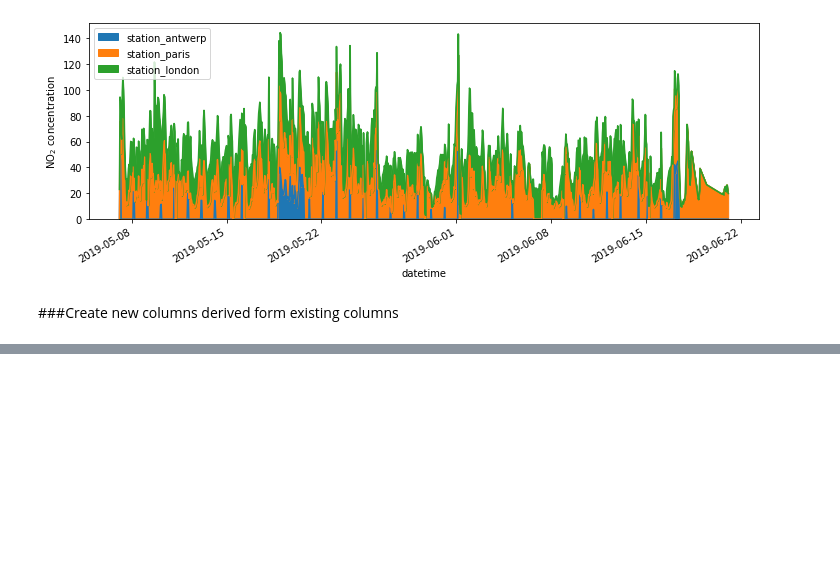
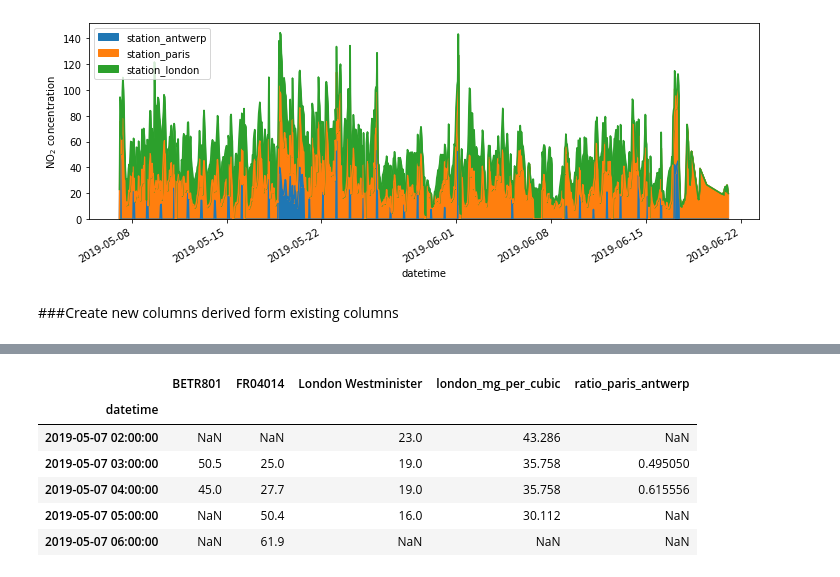
Before and after one commit to arifarman02/Learning_data_science, a Jupyter notebook: Pandas.ipynb, the cells around one changed output, grey strips where cells are left out. Saved outputs shown, nothing was run; the diff lists cells and outputs as text; code cells hidden in the pictures; blank space fills up the shorter version.

```diff
--- a/Pandas.ipynb
+++ b/Pandas.ipynb
@@ -324,0 +352,19 @@ fig.savefig("/content/drive/MyDrive/no2_concentrations.png")
+# %%
+#To rename data
+air_quality_renamed = air_quality.rename(
+    columns={
+        "station_antwerp": "BETR801",
+        "station_paris": "FR04014",
+        "station_london": "London Westminister",
+    }
+)
+# %%
+air_quality_renamed.head()
+# %% [output]
+|  | BETR801 | FR04014 | London Westminister | london_mg_per_cubic | ratio_paris_antwerp |
+| datetime |  |  |  |  |  |
+| 2019-05-07 02:00:00 | NaN | NaN | 23.0 | 43.286 | NaN |
+| 2019-05-07 03:00:00 | 50.5 | 25.0 | 19.0 | 35.758 | 0.495050 |
+| 2019-05-07 04:00:00 | 45.0 | 27.7 | 19.0 | 35.758 | 0.615556 |
+| 2019-05-07 05:00:00 | NaN | 50.4 | 16.0 | 30.112 | NaN |
+| 2019-05-07 06:00:00 | NaN | 61.9 | NaN | NaN | NaN |
```
Also changed, not shown: parts of 6 cells of this notebook.
